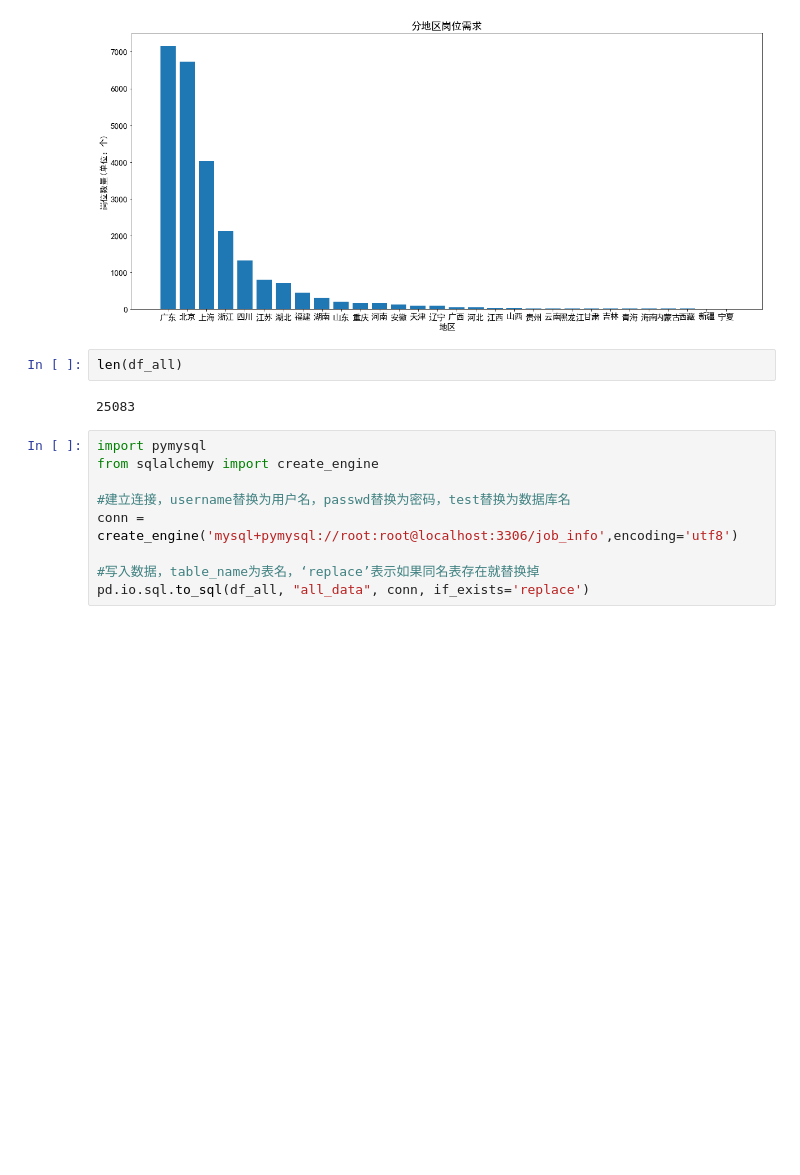
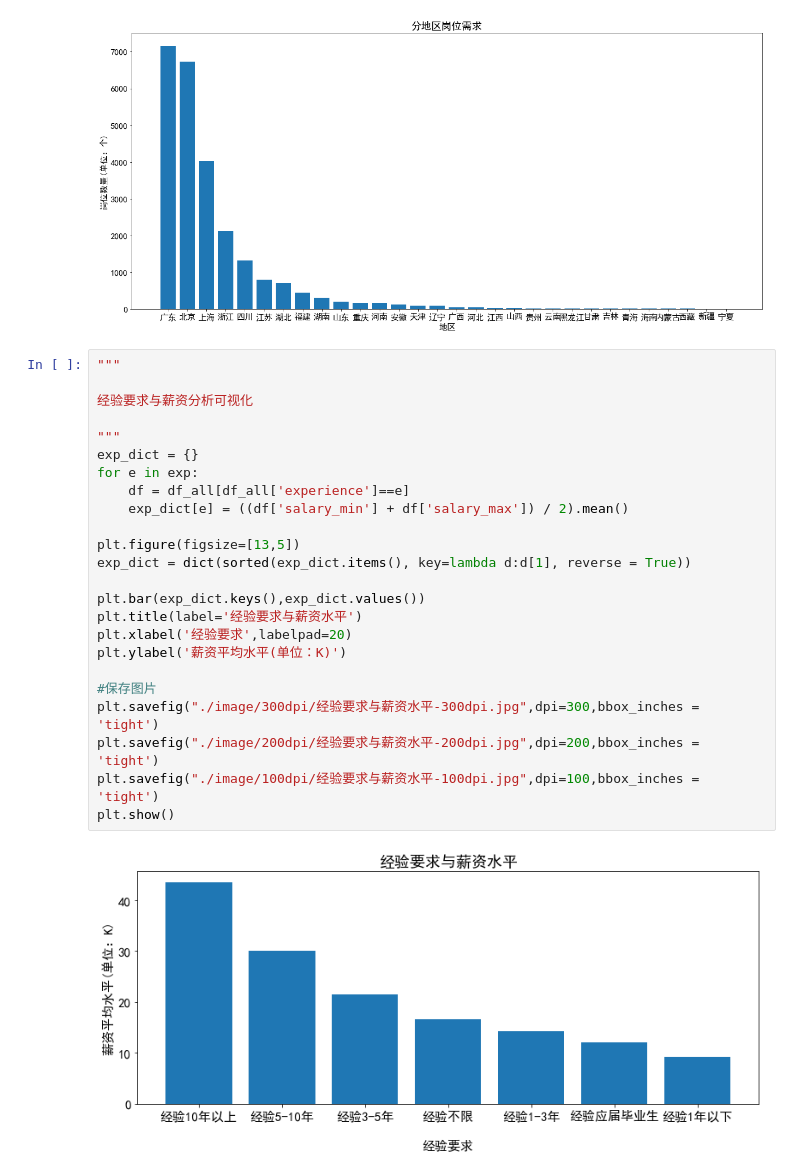
Before and after one commit to Zhangliying12/Data-Mining-and-Analysis-of-Recruitment-Website, a Jupyter notebook: 数据读取+分析/data_analyse.ipynb, the cells around one changed output. Saved outputs shown, nothing was run; the diff lists cells and outputs as text; blank space fills up the shorter version.

```diff
--- a/数据读取+分析/data_analyse.ipynb
+++ b/数据读取+分析/data_analyse.ipynb
@@ -575,16 +610,29 @@ plt.savefig("./image/100dpi/分地区岗位需求分布-100dpi.jpg",dpi=100,bbox
 plt.show()
 # %% [output]
 [figure]
-# %%
-len(df_all)
-# %% [output]
-25083
-# %%
-import pymysql
-from sqlalchemy import create_engine
-
-#建立连接，username替换为用户名，passwd替换为密码，test替换为数据库名
-conn = create_engine('mysql+pymysql://root:root@localhost:3306/job_info',encoding='utf8')
-
-#写入数据，table_name为表名，‘replace’表示如果同名表存在就替换掉
-pd.io.sql.to_sql(df_all, "all_data", conn, if_exists='replace')
+# %%
+"""
+
+经验要求与薪资分析可视化
+
+"""
+exp_dict = {}
+for e in exp:
+    df = df_all[df_all['experience']==e]
+    exp_dict[e] = ((df['salary_min'] + df['salary_max']) / 2).mean()
+
+plt.figure(figsize=[13,5])
+exp_dict = dict(sorted(exp_dict.items(), key=lambda d:d[1], reverse = True))
+
+plt.bar(exp_dict.keys(),exp_dict.values())
+plt.title(label='经验要求与薪资水平')
+plt.xlabel('经验要求',labelpad=20)
+plt.ylabel('薪资平均水平(单位：K)')
+
+#保存图片
+plt.savefig("./image/300dpi/经验要求与薪资水平-300dpi.jpg",dpi=300,bbox_inches = 'tight')
+plt.savefig("./image/200dpi/经验要求与薪资水平-200dpi.jpg",dpi=200,bbox_inches = 'tight')
+plt.savefig("./image/100dpi/经验要求与薪资水平-100dpi.jpg",dpi=100,bbox_inches = 'tight')
+plt.show()
+# %% [output]
+[figure, added]
```
Also changed, not shown: parts of 14 cells of this notebook, 32 other files.
